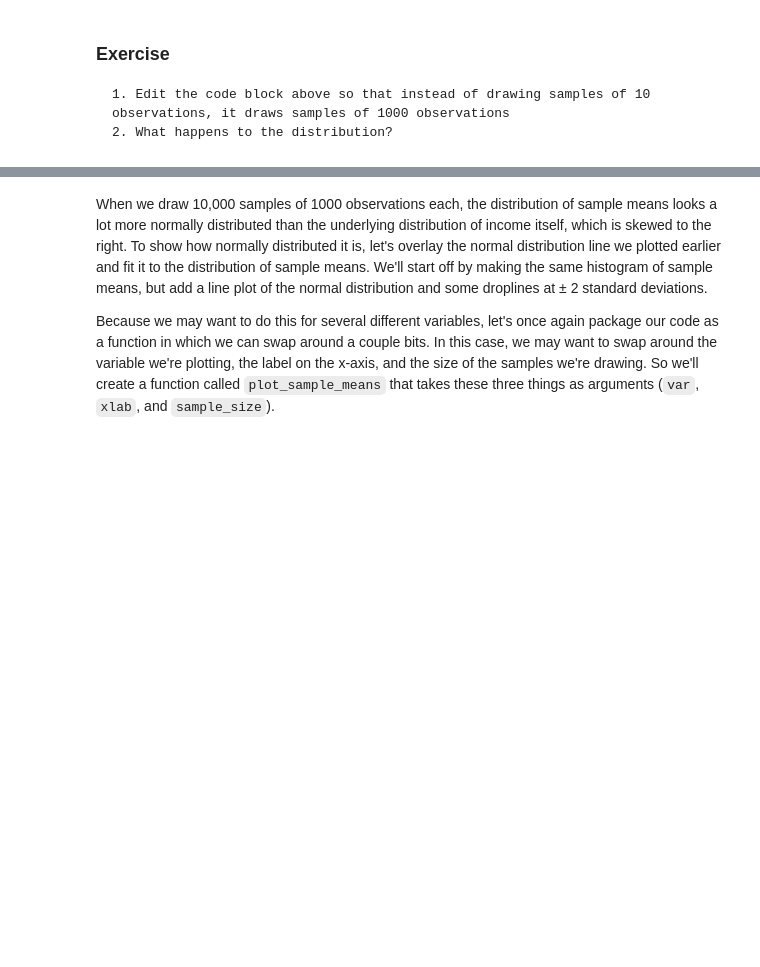
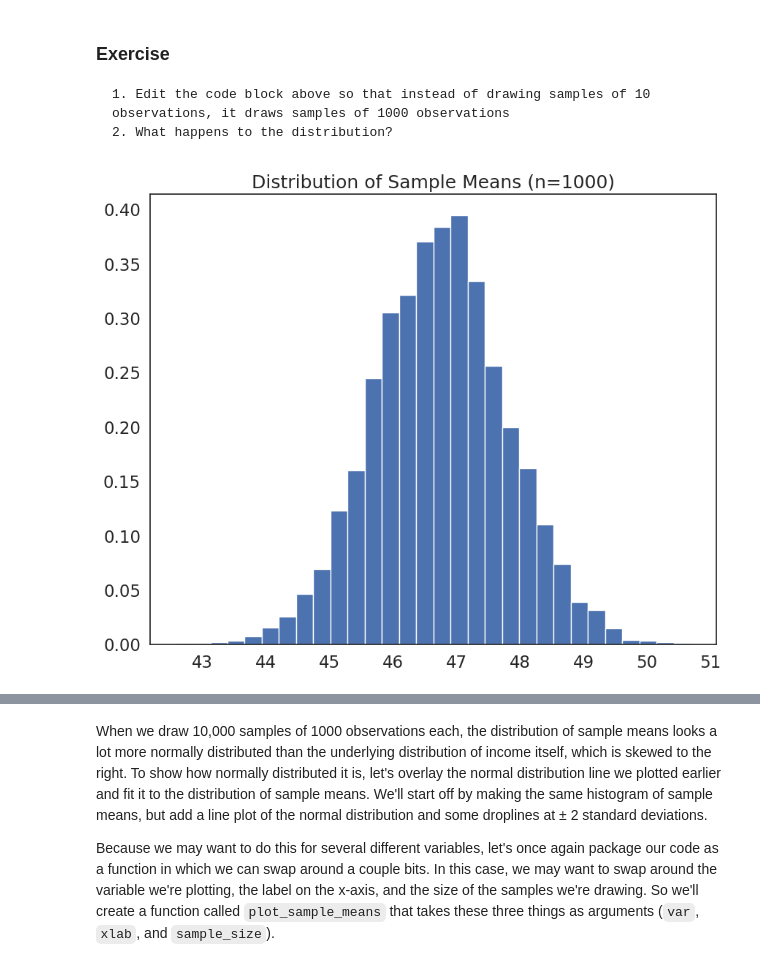
Before and after one commit to KellyLuo123/QM2-1, a Jupyter notebook: W5_Distributions_and_Basic_Statistics.ipynb, the cells around one changed output, grey strips where cells are left out. Cells and saved outputs as stored; diff of their text form; code cells hidden in the pictures; blank space fills up the shorter version.

```diff
--- a/W5_Distributions_and_Basic_Statistics.ipynb
+++ b/W5_Distributions_and_Basic_Statistics.ipynb
@@ -364,3 +450,30 @@ Mean: 37.2
 1. Run the code cell above 10 times and make note of the mean. What is the farthest the sample mean deviates from the "population" mean of $51k?
 2. Increase the sample size from 5 to 100 and run the cell 10 more times. Now, what is the farthest the sample mean deviates from the population mean?
 3. Increase the sample size to 1000. What do you notice about the sample means as we increase the sample size?
+# %%
+import numpy as np
+import matplotlib.pyplot as plt
+from scipy.stats import norm
+
+population_mean = df['income'].mean()
+print(f"Population Mean: {population_mean}")
+
+def sample_mean(size):
+    income_sample = df['income'].sample(size, replace=True)
+    return income_sample.mean()
+
+def run_sampling_exercise(sample_size, iterations=10):
+    sample_means = []
+    for _ in range(iterations):
+        sample_means.append(sample_mean(sample_size))
+
+    print(f"Sample Size: {sample_size}")
+    print(f"Sample Means: {sample_means}")
+    print(f"Maximum Deviation from Population Mean: {max(abs(np.array(sample_means) - population_mean)):.2f}")
+    return sample_means
+
+run_sampling_exercise(sample_size=5, iterations=10)
+
+run_sampling_exercise(sample_size=100, iterations=10)
+
+run_sampling_exercise(sample_size=1000, iterations=10)
@@ -387,3 +521,19 @@ plt.show()
 
     1. Edit the code block above so that instead of drawing samples of 10 observations, it draws samples of 1000 observations
     2. What happens to the distribution?
+# %%
+#create an empty list to store sample means
+sample_means=[]
+
+sample_size=1000
+# loop 10,000 times.
+for i in range(0,10000):
+    sample= df['income'].sample(sample_size, replace=True) # draw a sample of 10 observations from the income variable, with replacement
+    sample_mean=sample.mean() # calculate the mean of the sample
+    sample_means.append(sample_mean) # append the sample mean to the list of sample means
+
+plt.hist(sample_means, bins=30, edgecolor='white', density=True) # plot a histogram of the sample means
+plt.title('Distribution of Sample Means (n={})'.format(sample_size)) # add a title
+plt.show()
+# %% [output]
+[figure, added]
```
Also changed, not shown: parts of 15 cells of this notebook.
